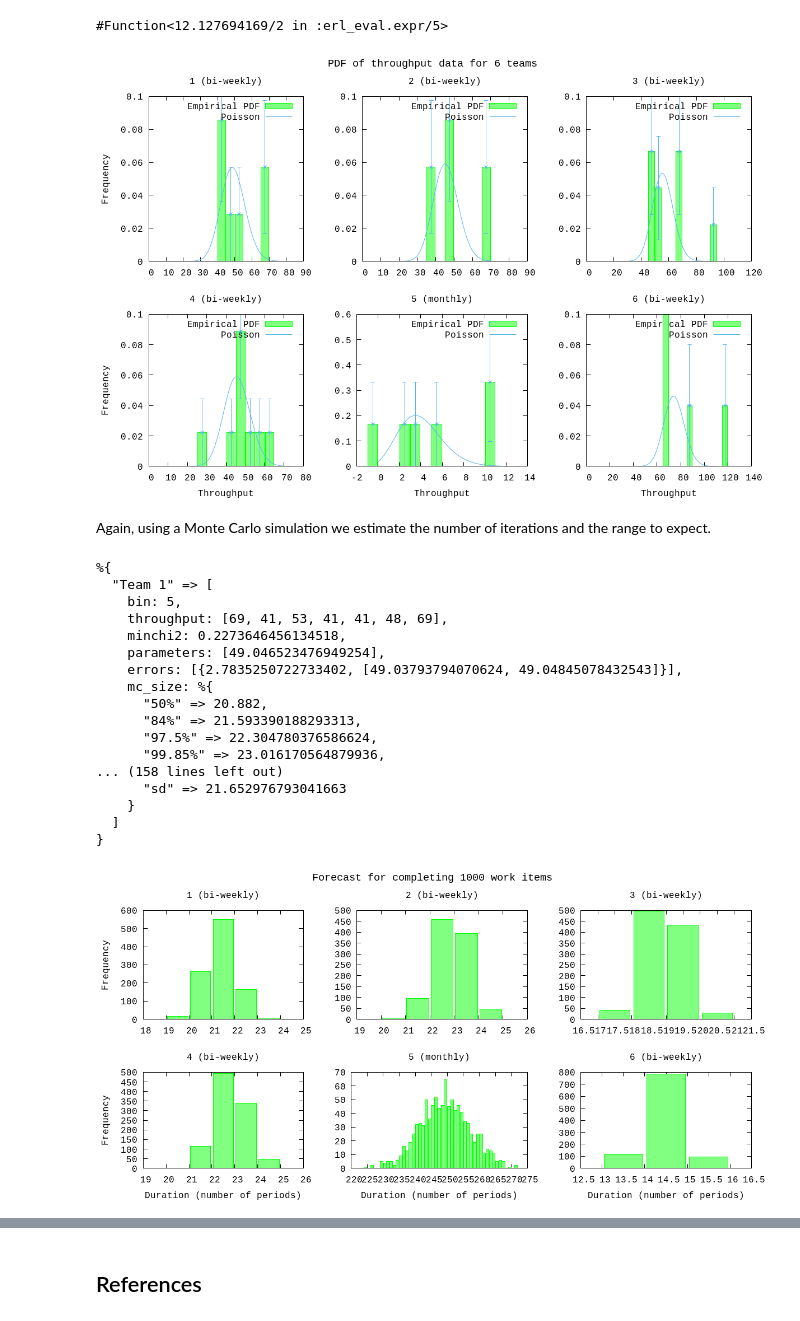
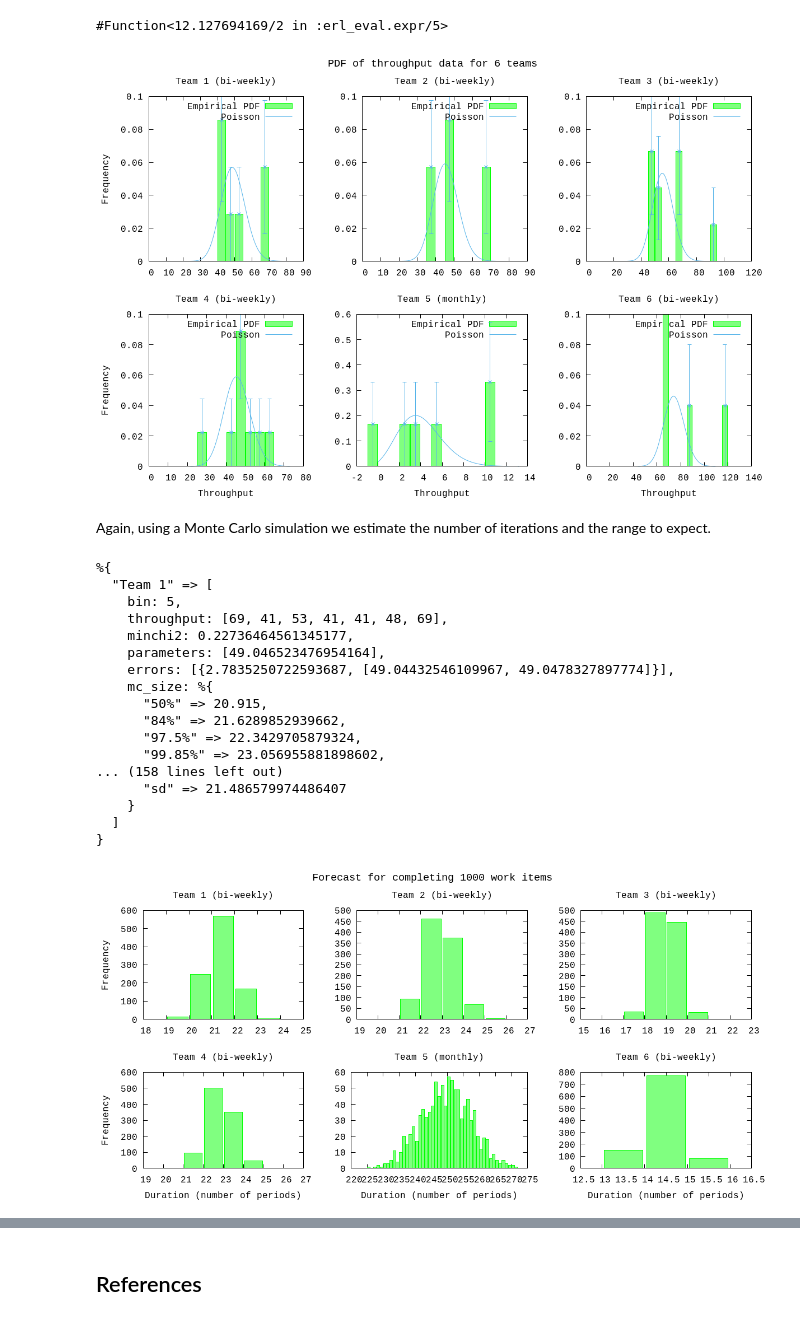
Before and after one commit to piisgaaf/chi2fit, a Jupyter notebook: notebooks/Forecasting-multiplot.ipynb, the cells around one changed output, grey strips where cells are left out. Cells and saved outputs as stored; diff of their text form; code cells hidden in the pictures.

```diff
--- a/notebooks/Forecasting-multiplot.ipynb
+++ b/notebooks/Forecasting-multiplot.ipynb
@@ -227,27 +227,25 @@ poisson = fn x,[par] -> :math.exp(x*:math.log(par) - par - Math.lgamma(x+1.0)) e
 #Function<12.127694169/2 in :erl_eval.expr/5>
 # %%
 P.multi([
-    P.pdf(t1[:throughput], plottitle: "1 (bi-weekly)",ylabel: "Frequency",yrange: '[0:0.10]',pdf: &poisson.(&1,t1[:parameters]),title: "Poisson",bin: t1[:bin], mode: :as_commands),
-    P.pdf(t2[:throughput], plottitle: "2 (bi-weekly)",yrange: '[0:0.10]',pdf: &poisson.(&1,t2[:parameters]),title: "Poisson",bin: t2[:bin], mode: :as_commands),
-    P.pdf(t3[:throughput], plottitle: "3 (bi-weekly)",yrange: '[0:0.10]',pdf: &poisson.(&1,t3[:parameters]),title: "Poisson",bin: t3[:bin], mode: :as_commands),
-    P.pdf(t4[:throughput], plottitle: "4 (bi-weekly)",xlabel: "Throughput",ylabel: "Frequency",yrange: '[0:0.10]',pdf: &poisson.(&1,t4[:parameters]),title: "Poisson",bin: t4[:bin], mode: :as_commands),
+    P.pdf(t1[:throughput], plottitle: "Team 1 (bi-weekly)",ylabel: "Frequency",yrange: '[0:0.10]',pdf: &poisson.(&1,t1[:parameters]),title: "Poisson",bin: t1[:bin], mode: :as_commands),
+    P.pdf(t2[:throughput], plottitle: "Team 2 (bi-weekly)",yrange: '[0:0.10]',pdf: &poisson.(&1,t2[:parameters]),title: "Poisson",bin: t2[:bin], mode: :as_commands),
+    P.pdf(t3[:throughput], plottitle: "Team 3 (bi-weekly)",yrange: '[0:0.10]',pdf: &poisson.(&1,t3[:parameters]),title: "Poisson",bin: t3[:bin], mode: :as_commands),
+    P.pdf(t4[:throughput], plottitle: "Team 4 (bi-weekly)",xlabel: "Throughput",ylabel: "Frequency",yrange: '[0:0.10]',pdf: &poisson.(&1,t4[:parameters]),title: "Poisson",bin: t4[:bin], mode: :as_commands),
 
-    P.pdf(t5[:throughput], plottitle: "5 (monthly)",xlabel: "Throughput",yrange: '[0:0.60]',pdf: &poisson.(&1,t5[:parameters]),title: "Poisson",bin: t5[:bin], mode: :as_commands),
-    P.pdf(t6[:throughput], plottitle: "6 (bi-weekly)",xlabel: "Throughput",yrange: '[0:0.10]',pdf: &poisson.(&1,t6[:parameters]),title: "Poisson",bin: t6[:bin], mode: :as_commands),
+    P.pdf(t5[:throughput], plottitle: "Team 5 (monthly)",xlabel: "Throughput",yrange: '[0:0.60]',pdf: &poisson.(&1,t5[:parameters]),title: "Poisson",bin: t5[:bin], mode: :as_commands),
+    P.pdf(t6[:throughput], plottitle: "Team 6 (bi-weekly)",xlabel: "Throughput",yrange: '[0:0.10]',pdf: &poisson.(&1,t6[:parameters]),title: "Poisson",bin: t6[:bin], mode: :as_commands),
 ],columns: 3, title: "PDF of throughput data for 6 teams", size: "1200,800")
 :"this is an inline image"
 # %% [output]
-[figure, old version]
+[figure, new version]
 # %% [markdown]
 Again, using a Monte Carlo simulation we estimate the number of iterations and the range to expect.
 # %%
-mc = fits
-|> U.analyze(fn dat,opt ->
+do_forecast = fn dat, key, fun ->
         [rate] = dat[:parameters]
-        {avg,sd,all} = U.mc(iterations, fn -> U.forecast(D.poisson(rate), size) end, true)
+        {avg,sd,all} = U.mc(iterations, fun.(D.poisson(rate)), collect_all?: true)
 
-        [
-            mc_size: %{
+        [{key, %{
                 "avg" => avg,
                 "sd" => sd,
                 "50%" => avg,
@@ -256,25 +254,11 @@ mc = fits
                 "99.85%" => avg+3*sd,
                 "all" => all
             }
-        ]
-    end,
-    options)
-|> U.analyze(fn dat,opt ->
-        [rate] = dat[:parameters]
-        {avg,sd,all} = U.mc(iterations, fn -> U.forecast(fn -> 1 end, periods, 0, D.poisson(rate)) end, true)
-        [
-            mc_periods: %{
-                "avg" => avg,
-                "sd" => sd,
-                "50%" => avg,
-                "84%" => avg+sd,
-                "97.5%" => avg+2*sd,
-                "99.85%" => avg+3*sd,
-                "all" => all
-            }
-        ]
-    end,
-    options)
+        }]
+    end
+mc = fits
+|> U.analyze(fn dat,_opt -> do_forecast.(dat, :mc_size, & U.forecast_duration(&1, size)) end, options)
+|> U.analyze(fn dat,_opt -> do_forecast.(dat, :mc_periods, & U.forecast_items(&1,periods)) end, options)
 |> IO.inspect(charlists: :as_lists)
 :"do not show this result in output"
 # %% [output]
@@ -282,16 +266,16 @@ mc = fits
   "Team 1" => [
     bin: 5,
     throughput: [69, 41, 53, 41, 41, 48, 69],
-    minchi2: 0.2273646456134518,
-    parameters: [49.046523476949254],
-    errors: [{2.7835250722733402, [49.03793794070624, 49.04845078432543]}],
+    minchi2: 0.22736464561345177,
+    parameters: [49.046523476954164],
+    errors: [{2.7835250722593687, [49.04432546109967, 49.0478327897774]}],
     mc_size: %{
-      "50%" => 20.882,
-      "84%" => 21.593390188293313,
-      "97.5%" => 22.304780376586624,
-      "99.85%" => 23.016170564879936,
+      "50%" => 20.915,
+      "84%" => 21.6289852939662,
+      "97.5%" => 22.3429705879324,
+      "99.85%" => 23.056955881898602,
 ... (158 lines left out)
-      "sd" => 21.652976793041663
+      "sd" => 21.486579974486407
     }
   ]
 }
@@ -305,16 +289,16 @@ t6 = mc["Team 6"]
 :"do not show this result in output"
 # %%
 P.multi([
-    P.histogram(t1[:mc_size]["all"],plottitle: "1 (bi-weekly)",ylabel: "Frequency", mode: :as_commands),
-    P.histogram(t2[:mc_size]["all"],plottitle: "2 (bi-weekly)", mode: :as_commands),
-    P.histogram(t3[:mc_size]["all"],plottitle: "3 (bi-weekly)", mode: :as_commands),
-    P.histogram(t4[:mc_size]["all"],plottitle: "4 (bi-weekly)",xlabel: "Duration (number of periods)",ylabel: "Frequency", mode: :as_commands),
+    P.histogram(t1[:mc_size]["all"],plottitle: "Team 1 (bi-weekly)",ylabel: "Frequency", mode: :as_commands),
+    P.histogram(t2[:mc_size]["all"],plottitle: "Team 2 (bi-weekly)", mode: :as_commands),
+    P.histogram(t3[:mc_size]["all"],plottitle: "Team 3 (bi-weekly)", mode: :as_commands),
+    P.histogram(t4[:mc_size]["all"],plottitle: "Team 4 (bi-weekly)",xlabel: "Duration (number of periods)",ylabel: "Frequency", mode: :as_commands),
 
-    P.histogram(t5[:mc_size]["all"],plottitle: "5 (monthly)",xlabel: "Duration (number of periods)", mode: :as_commands),
-    P.histogram(t6[:mc_size]["all"],plottitle: "6 (bi-weekly)",xlabel: "Duration (number of periods)", mode: :as_commands),
+    P.histogram(t5[:mc_size]["all"],plottitle: "Team 5 (monthly)",xlabel: "Duration (number of periods)", mode: :as_commands),
+    P.histogram(t6[:mc_size]["all"],plottitle: "Team 6 (bi-weekly)",xlabel: "Duration (number of periods)", mode: :as_commands),
 ],columns: 3, title: "Forecast for completing #{size} work items", size: "1200,600")
 :"this is an inline image"
 # %% [output]
-[figure, old version]
+[figure, new version]
 # %%
 P.multi([
```
Also changed, not shown: parts of 6 cells of this notebook, 5 other files.
